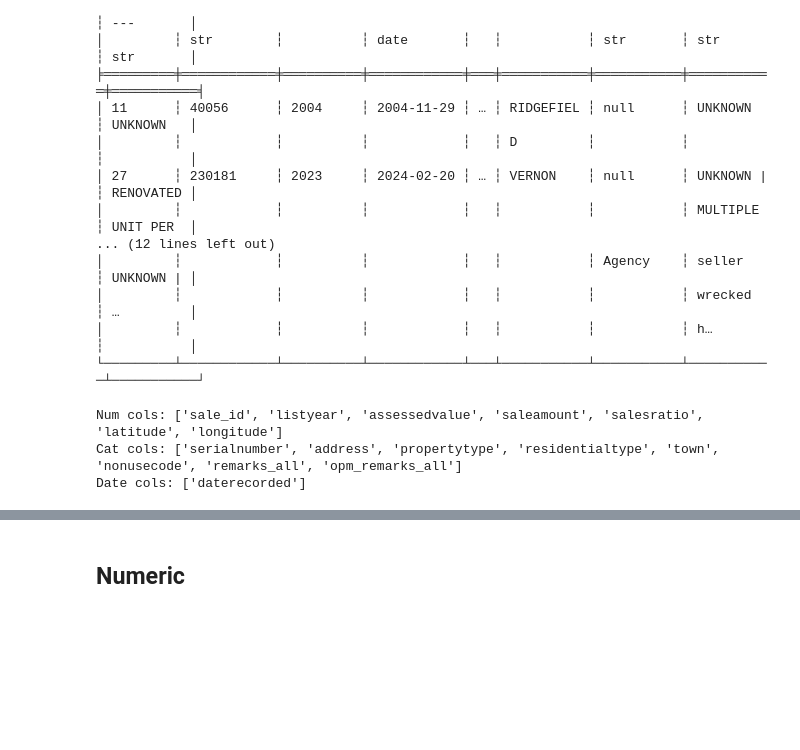
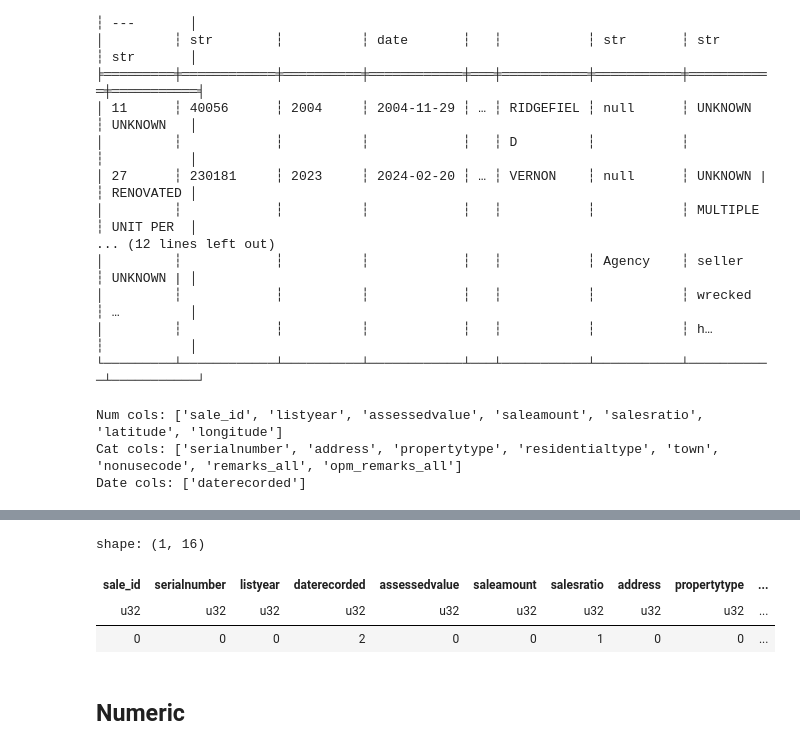
Before and after one commit to sebasposcor-del/Real-Estate-Sales, a Jupyter notebook: EDA.ipynb, the cells around one changed output, grey strips where cells are left out. Saved outputs shown, nothing was run; the diff lists cells and outputs as text; code cells hidden in the pictures; blank space fills up the shorter version.

```diff
--- a/EDA.ipynb
+++ b/EDA.ipynb
@@ -124,2 +132,9 @@ AttributeError: 'DataFrame' object has no attribute 'isnull'
+# %%
+df_ml.select(pl.all().null_count())
+# %% [output]
+shape: (1, 16)
+| sale_id | serialnumber | listyear | daterecorded | assessedvalue | saleamount | salesratio | address | propertytype | ... |
+| u32 | u32 | u32 | u32 | u32 | u32 | u32 | u32 | u32 | ... |
+| 0 | 0 | 0 | 2 | 0 | 0 | 1 | 0 | 0 | ... |
 # %% [markdown]
 ## Numeric
```
Also changed, not shown: parts of 14 cells of this notebook, 1 other file.
